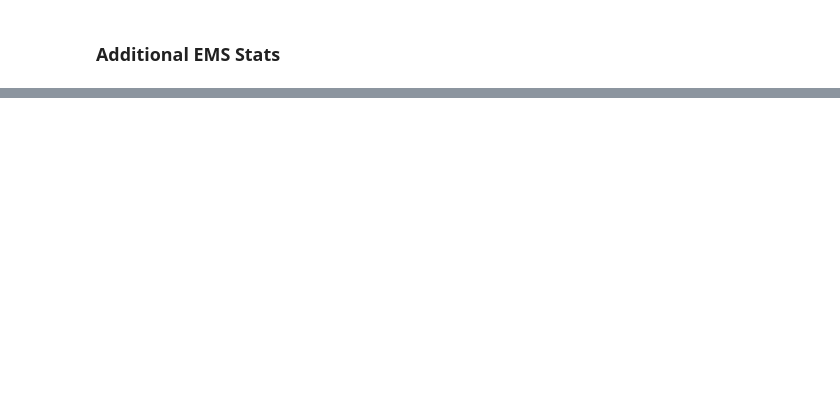
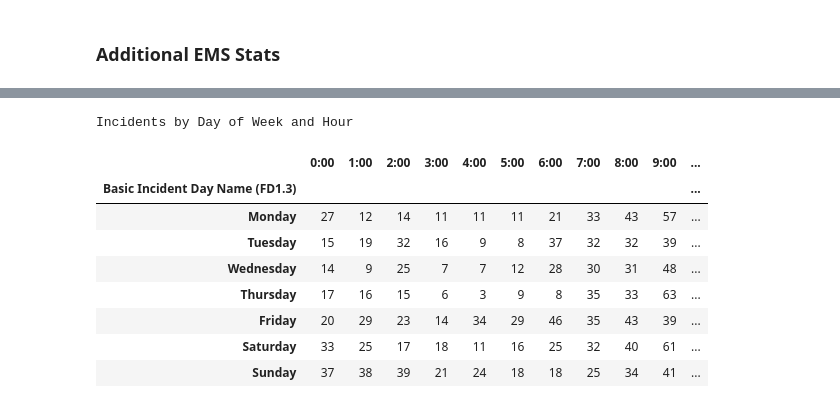
Before and after one commit to atelle10/ser401, a Jupyter notebook: notebooks/stats_kpis.ipynb, the cells around one changed output, grey strips where cells are left out. Saved outputs shown, nothing was run; the diff lists cells and outputs as text; code cells hidden in the pictures; blank space fills up the shorter version.

Commit message:
feat: added heat maps for incident count and avg incident count by week day to notebook

```diff
--- a/notebooks/stats_kpis.ipynb
+++ b/notebooks/stats_kpis.ipynb
@@ -466,3 +466,26 @@ Transport Rate
 
 Busiest Unit
 R602: 225 calls (9.5% of total)
+# %%
+days_of_week = ["Monday", "Tuesday", "Wednesday", "Thursday", "Friday", "Saturday", "Sunday"]
+
+heatmap_df = (
+      fire_example_df.groupby(["Basic Incident Day Name (FD1.3)", "hour"])
+      .size()
+      .unstack(fill_value=0)
+      .reindex(days_of_week, fill_value=0)
+  )
+heatmap_df.columns = [f"{h}:00" for h in heatmap_df.columns]
+
+heatmap_df.style.background_gradient(cmap="YlOrRd", axis=None).set_caption("Incidents by Day of Week and Hour")
+# %% [output]
+Incidents by Day of Week and Hour
+|  | 0:00 | 1:00 | 2:00 | 3:00 | 4:00 | 5:00 | 6:00 | 7:00 | 8:00 | 9:00 | ... |
+| Basic Incident Day Name (FD1.3) |  |  |  |  |  |  |  |  |  |  | ... |
+| Monday | 27 | 12 | 14 | 11 | 11 | 11 | 21 | 33 | 43 | 57 | ... |
+| Tuesday | 15 | 19 | 32 | 16 | 9 | 8 | 37 | 32 | 32 | 39 | ... |
+| Wednesday | 14 | 9 | 25 | 7 | 7 | 12 | 28 | 30 | 31 | 48 | ... |
+| Thursday | 17 | 16 | 15 | 6 | 3 | 9 | 8 | 35 | 33 | 63 | ... |
+| Friday | 20 | 29 | 23 | 14 | 34 | 29 | 46 | 35 | 43 | 39 | ... |
+| Saturday | 33 | 25 | 17 | 18 | 11 | 16 | 25 | 32 | 40 | 61 | ... |
+| Sunday | 37 | 38 | 39 | 21 | 24 | 18 | 18 | 25 | 34 | 41 | ... |
```
Also changed, not shown: parts of 7 cells of this notebook, 1 other file.
